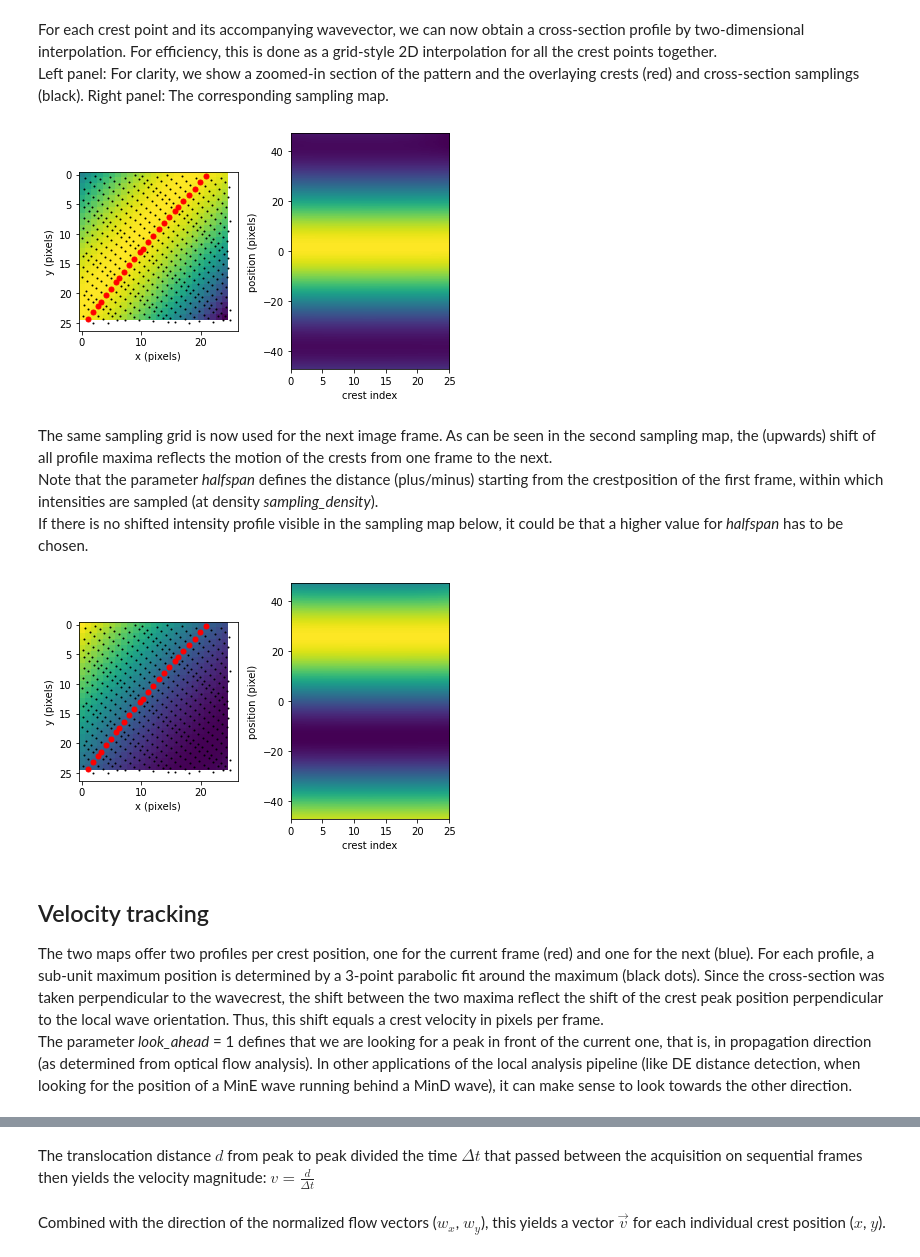
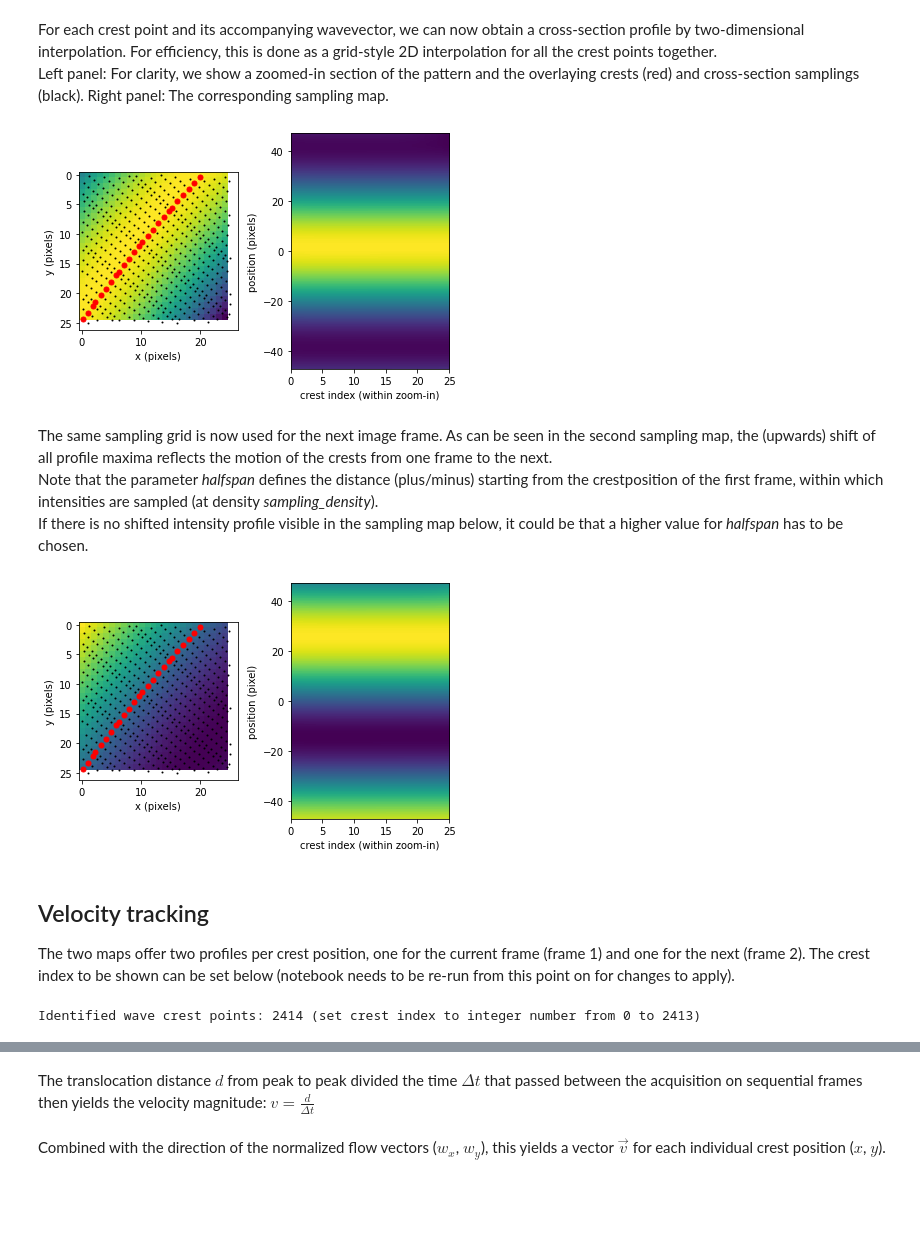
Before and after one commit to M-Sabrina/MinDE_analysis_2022, a Jupyter notebook: DEMO_MinDE_local_analysis.ipynb, the cells around one changed output, grey strips where cells are left out. Cells and saved outputs as stored; diff of their text form; code cells hidden in the pictures; blank space fills up the shorter version.

Commit message:
updated notebooks, restructured example data

```diff
--- a/DEMO_MinDE_local_analysis.ipynb
+++ b/DEMO_MinDE_local_analysis.ipynb
@@ -43,39 +44,37 @@ selection = 1 # set to 1 ... 5
 # %%
-if selection not in np.arange(1, 6):
+if selection not in np.arange(1, 7):
     print("Invalid selection. Set to selection 1 (Simulated spiral).")
     selection = 1
     MinDE_st_original = get_data.generate_pattern(
         lambda_t=10, lambda_x=1, size=512, N_frames=50, demo=False
     )
-    crest_index_auto = 300
     zm_lo = 50
     zm_hi = 75
 elif selection == 1:  # "Simulated spiral"
     MinDE_st_original = get_data.generate_pattern(
         lambda_t=10, lambda_x=1, size=512, N_frames=50, demo=False
     )
-    crest_index_auto = 300
     zm_lo = 50
     zm_hi = 75
 elif selection > 1:
     if selection == 2:  # "Min spiral (example data)"
-        stack_path = Path().cwd() / "example_data" / "real_spiral.tif"
-        crest_index_auto = 150
+        stack_path = Path().cwd() / "example_data" / "demo_spiral.tif"
         zm_lo = 75
         zm_hi = 100
     if selection == 3:  # "Min southeast-directed traveling waves (example data)"
-        stack_path = Path().cwd() / "example_data" / "real_southeast.tif"
-        crest_index_auto = 150
+        stack_path = Path().cwd() / "example_data" / "demo_southeast.tif"
         zm_lo = 75
         zm_hi = 100
-    if selection == 4:  # "Min large stitched pattern (example data)"
-        stack_path = Path().cwd() / "example_data" / "real_square_stitch.tif"
-        crest_index_auto = 300
+    if selection == 4:  # "Min west-directed traveling waves (example data)"
+        stack_path = Path().cwd() / "example_data" / "paper_west_E.tif"
+        zm_lo = 150
+        zm_hi = 175
+    if selection == 5:  # "Min large stitched pattern (example data)"
+        stack_path = Path().cwd() / "example_data" / "demo_square_stitch.tif"
         zm_lo = 75
         zm_hi = 100
-    if selection == 5:  # "Min horizontally stitched pattern (example data)"
-        stack_path = Path().cwd() / "example_data" / "real_horizontal_stitch.tif"
-        crest_index_auto = 300
+    if selection == 6:  # "Min horizontally stitched pattern (example data)"
+        stack_path = Path().cwd() / "example_data" / "demo_horizontal_stitch.tif"
         zm_lo = 65
         zm_hi = 90
     MinDE_st_original = io.imread(stack_path)
@@ -129,6 +129,6 @@ We build two smoothed image stacks, first one with a finer smoothing kernel, the
 # %%
-kernel_size_general = 20  # for general (light) smoothing
-kernel_size_flow = 50  # stronger smoothing for optical flow analysis
+kernel_size_general = 15  # for general (light) smoothing
+kernel_size_flow = 35  # stronger smoothing for optical flow analysis
 # %%
 # build kernel for first smoothing step (for processing)
 general_kernel = np.ones((kernel_size_general, kernel_size_general), np.float32) / (kernel_size_general ** 2)
@@ -289,19 +289,19 @@ ax_2.imshow(
     origin="lower",
     extent=[0, crests_x[zm_ix1].size, -halfspan, halfspan],
 )
-ax_2.set_xlabel("crest index")
+ax_2.set_xlabel("crest index (within zoom-in)")
 ax_2.set_ylabel("position (pixels)")
 
 fig.tight_layout()
 plt.show()
 # %% [output]
-[figure, old version]
+[figure, new version]
 # %% [markdown]
 The same sampling grid is now used for the next image frame. As can be seen in the second sampling map, the (upwards) shift of all profile maxima reflects the motion of the crests from one frame to the next.<br>
 Note that the parameter *halfspan* defines the distance (plus/minus) starting from the crestposition of the first frame, within which intensities are sampled (at density *sampling_density*).<br>
 If there is no shifted intensity profile visible in the sampling map below, it could be that a higher value for *halfspan* has to be chosen.
 # %%
-(profile_map2, xxgrid, yygrid,) = min_de_patterns_crests.sample_crests(
+(profile_map2, xxgrid, yygrid) = min_de_patterns_crests.sample_crests(
     im1_smz,
     crests_x,
     crests_y,
@@ -326,36 +326,35 @@ zm_ix2 = np.argwhere(
 )
 fig, (ax_1, ax_2) = plt.subplots(1, 2)
 
 ax_1.imshow(im1_raw[zm_lo:zm_hi, zm_lo:zm_hi])
 ax_1.plot(
     xxgrid.ravel()[zm_ix2] - zm_lo,
     yygrid.ravel()[zm_ix2] - zm_lo,
     "ko",
     markersize=1,
 )
 ax_1.plot(
     crests_x[zm_ix1] - zm_lo,
     crests_y[zm_ix1] - zm_lo,
     "ro",
     markersize=5,
 )
 ax_1.set_xlabel("x (pixels)")
 ax_1.set_ylabel("y (pixels)")
 
 ax_2.imshow(
     profile_map2.T[:, zm_ix1],
     aspect="auto",
     origin="lower",
     extent=[0, crests_x[zm_ix1].size, -halfspan, halfspan],
 )
-ax_2.set_xlabel("crest index")
+ax_2.set_xlabel("crest index (within zoom-in)")
 ax_2.set_ylabel("position (pixel)")
 
 fig.tight_layout()
 plt.show()
 # %% [output]
-[figure, old version]
+[figure, new version]
 # %% [markdown]
 ## Velocity tracking
-The two maps offer two profiles per crest position, one for the current frame (red) and one for the next (blue). For each profile, a sub-unit maximum position is determined by a 3-point parabolic fit around the maximum (black dots).  Since the cross-section was taken perpendicular to the wavecrest, the shift between the two maxima reflect the shift of the crest peak position perpendicular to the local wave orientation. Thus, this shift equals a crest velocity in pixels per frame.<br>
-The parameter *look_ahead* = 1 defines that we are looking for a peak in front of the current one, that is, in propagation direction (as determined from optical flow analysis). In other applications of the local analysis pipeline (like DE distance detection, when looking for the position of a MinE wave running behind a MinD wave), it can make sense to look towards the other direction.
+The two maps offer two profiles per crest position, one for the current frame (frame 1) and one for the next (frame 2). The crest index to be shown can be set below (notebook needs to be re-run from this point on for changes to apply).
@@ -365,0 +361,5 @@ velocities = min_de_patterns_crests.compare_crestmaps(
+# %%
+length = np.shape(profile_map1)[0]
+print(f"Identified wave crest points: {length} (set crest index to integer number from 0 to {length-1})")
+# %% [output]
+Identified wave crest points: 2414 (set crest index to integer number from 0 to 2413)
```
Also changed, not shown: parts of 15 cells of this notebook, 23 other files.
